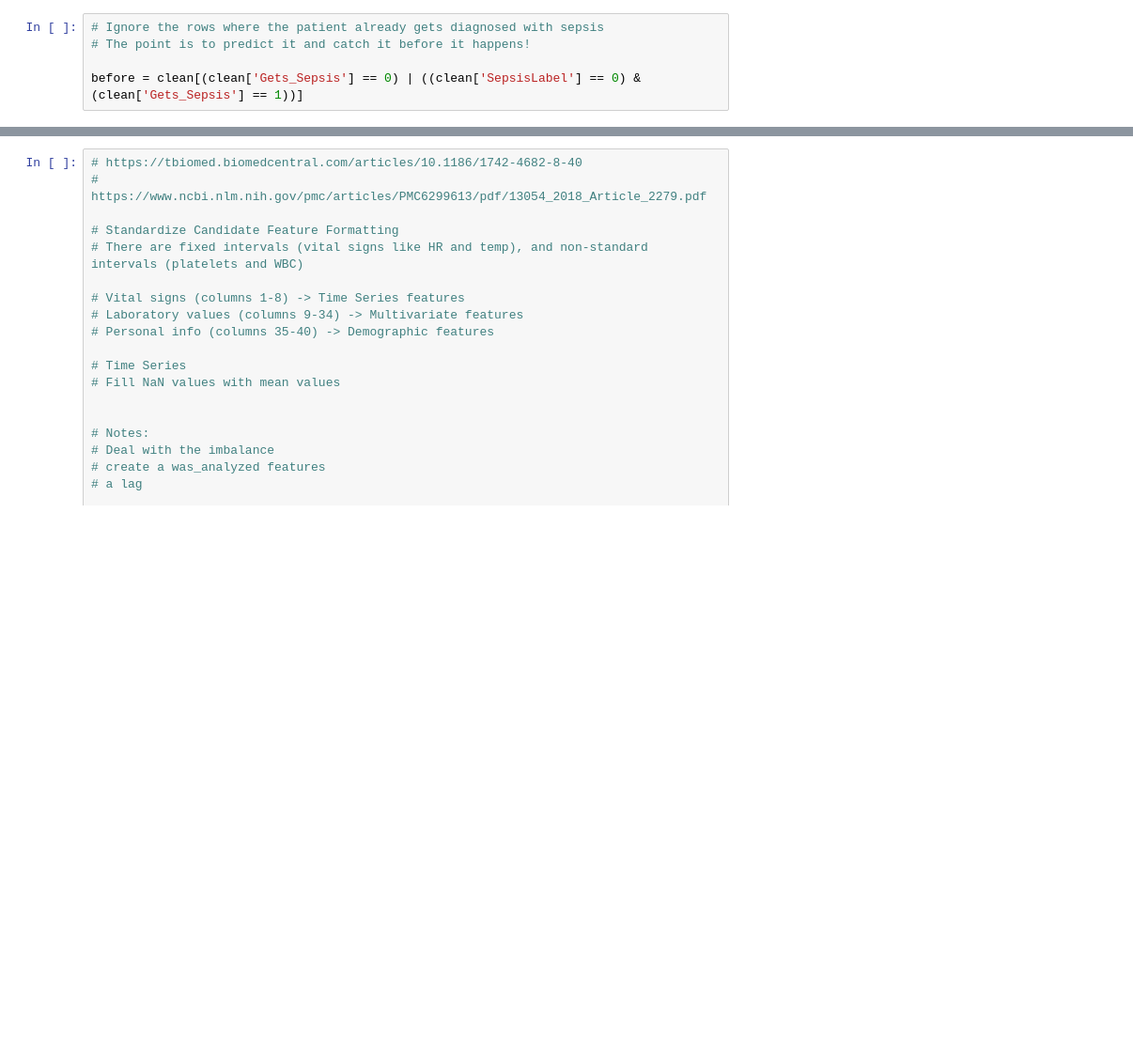
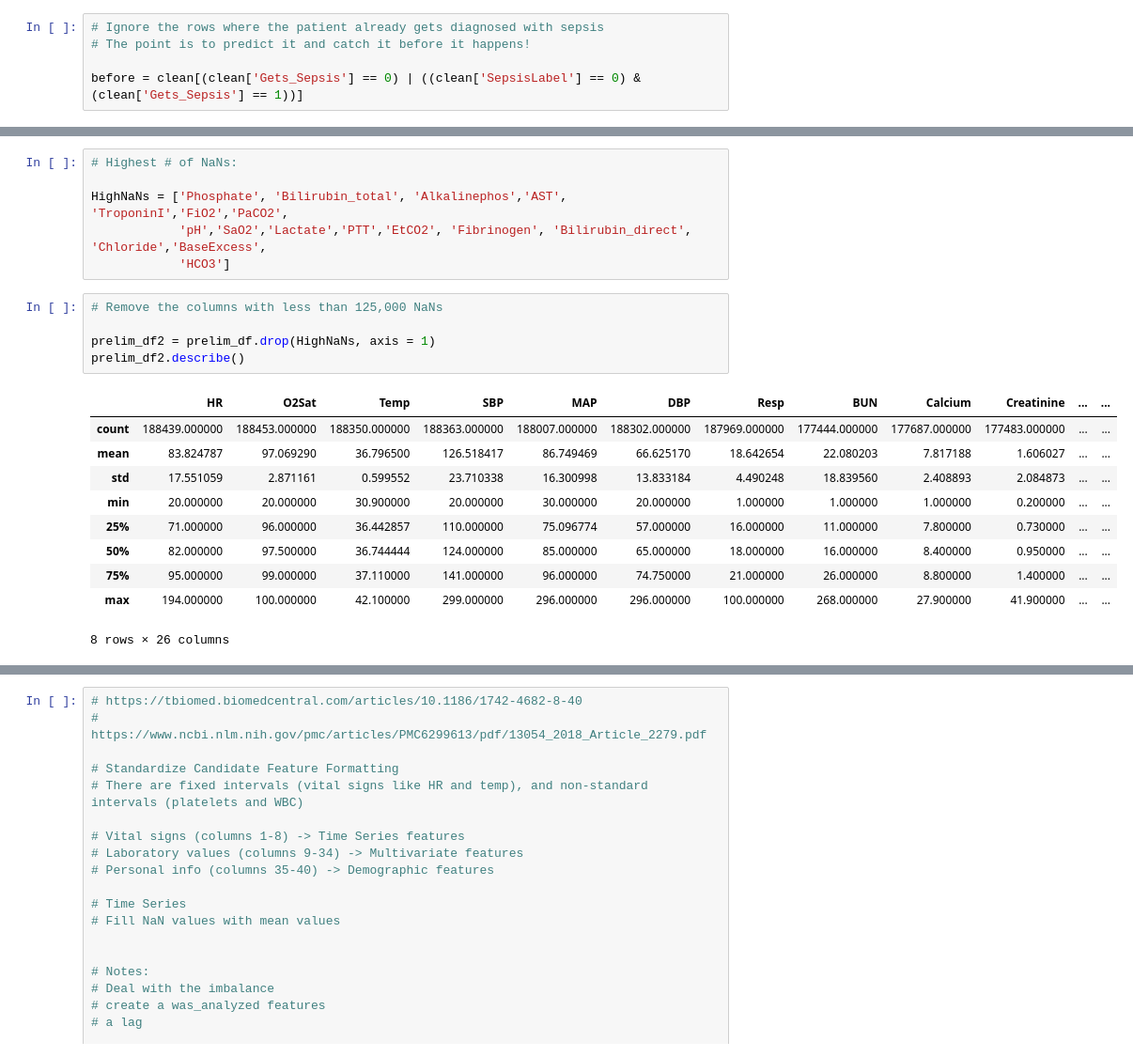
Before and after one commit to Fryman93/SprungBoard, a Jupyter notebook: Capstone 2/Sepsis/Sepsis.ipynb, the cells around one changed output, grey strips where cells are left out. Shown at 94% size. Saved outputs shown, nothing was run; the diff lists cells and outputs as text; blank space fills up the shorter version.

```diff
--- a/Capstone 2/Sepsis/Sepsis.ipynb
+++ b/Capstone 2/Sepsis/Sepsis.ipynb
@@ -491,0 +511,22 @@ prelim_df.describe()
+# %%
+# Highest # of NaNs:
+
+HighNaNs = ['Phosphate', 'Bilirubin_total', 'Alkalinephos','AST', 'TroponinI','FiO2','PaCO2',
+            'pH','SaO2','Lactate','PTT','EtCO2', 'Fibrinogen', 'Bilirubin_direct', 'Chloride','BaseExcess',
+            'HCO3']
+# %%
+# Remove the columns with less than 125,000 NaNs
+
+prelim_df2 = prelim_df.drop(HighNaNs, axis = 1)
+prelim_df2.describe()
+# %% [output]
+|  | HR | O2Sat | Temp | SBP | MAP | DBP | Resp | BUN | Calcium | Creatinine | ... | ... |
+| count | 188439.000000 | 188453.000000 | 188350.000000 | 188363.000000 | 188007.000000 | 188302.000000 | 187969.000000 | 177444.000000 | 177687.000000 | 177483.000000 | ... | ... |
+| mean | 83.824787 | 97.069290 | 36.796500 | 126.518417 | 86.749469 | 66.625170 | 18.642654 | 22.080203 | 7.817188 | 1.606027 | ... | ... |
+| std | 17.551059 | 2.871161 | 0.599552 | 23.710338 | 16.300998 | 13.833184 | 4.490248 | 18.839560 | 2.408893 | 2.084873 | ... | ... |
+| min | 20.000000 | 20.000000 | 30.900000 | 20.000000 | 30.000000 | 20.000000 | 1.000000 | 1.000000 | 1.000000 | 0.200000 | ... | ... |
+| 25% | 71.000000 | 96.000000 | 36.442857 | 110.000000 | 75.096774 | 57.000000 | 16.000000 | 11.000000 | 7.800000 | 0.730000 | ... | ... |
+| 50% | 82.000000 | 97.500000 | 36.744444 | 124.000000 | 85.000000 | 65.000000 | 18.000000 | 16.000000 | 8.400000 | 0.950000 | ... | ... |
+| 75% | 95.000000 | 99.000000 | 37.110000 | 141.000000 | 96.000000 | 74.750000 | 21.000000 | 26.000000 | 8.800000 | 1.400000 | ... | ... |
+| max | 194.000000 | 100.000000 | 42.100000 | 299.000000 | 296.000000 | 296.000000 | 100.000000 | 268.000000 | 27.900000 | 41.900000 | ... | ... |
+8 rows × 26 columns
```
Also changed, not shown: parts of 22 cells of this notebook.
